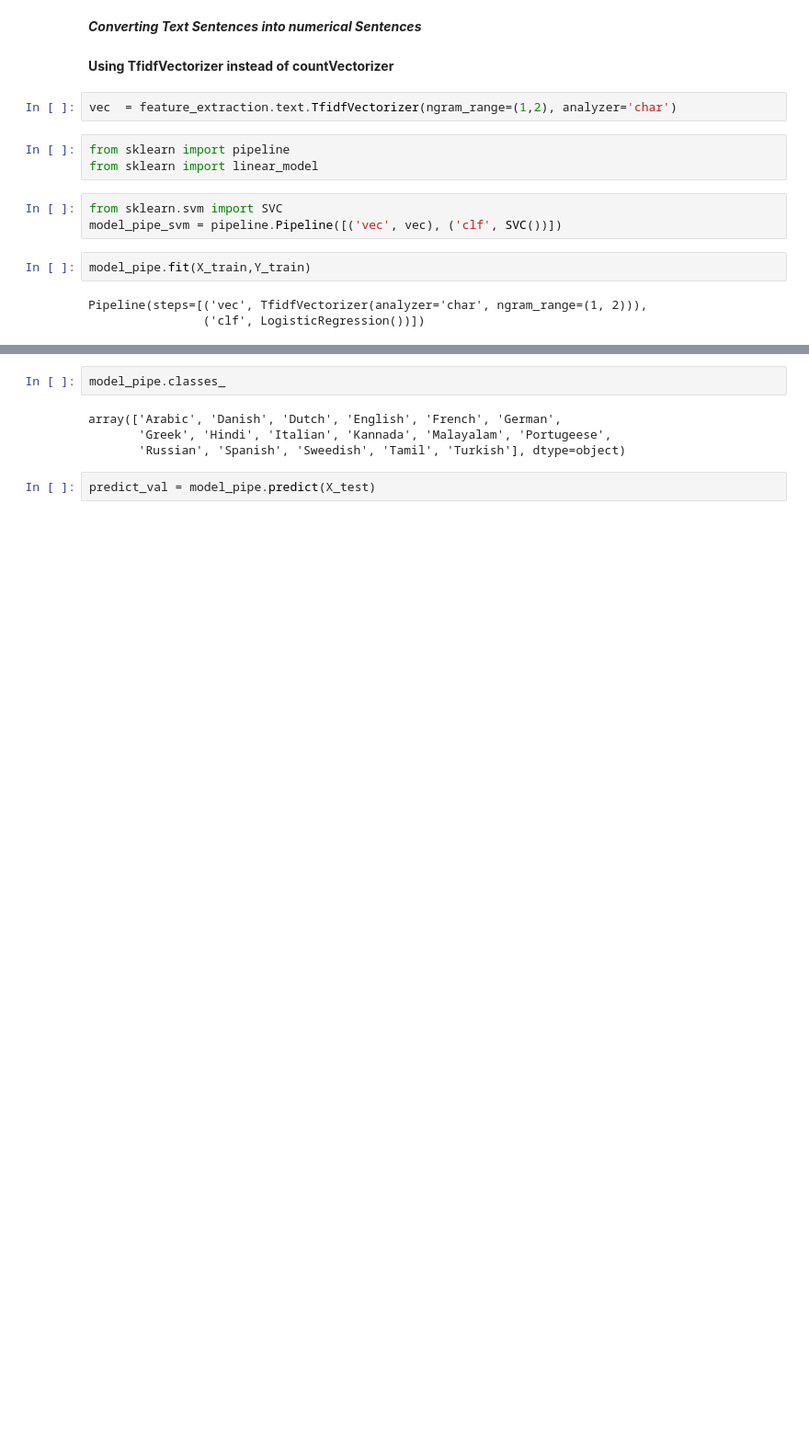
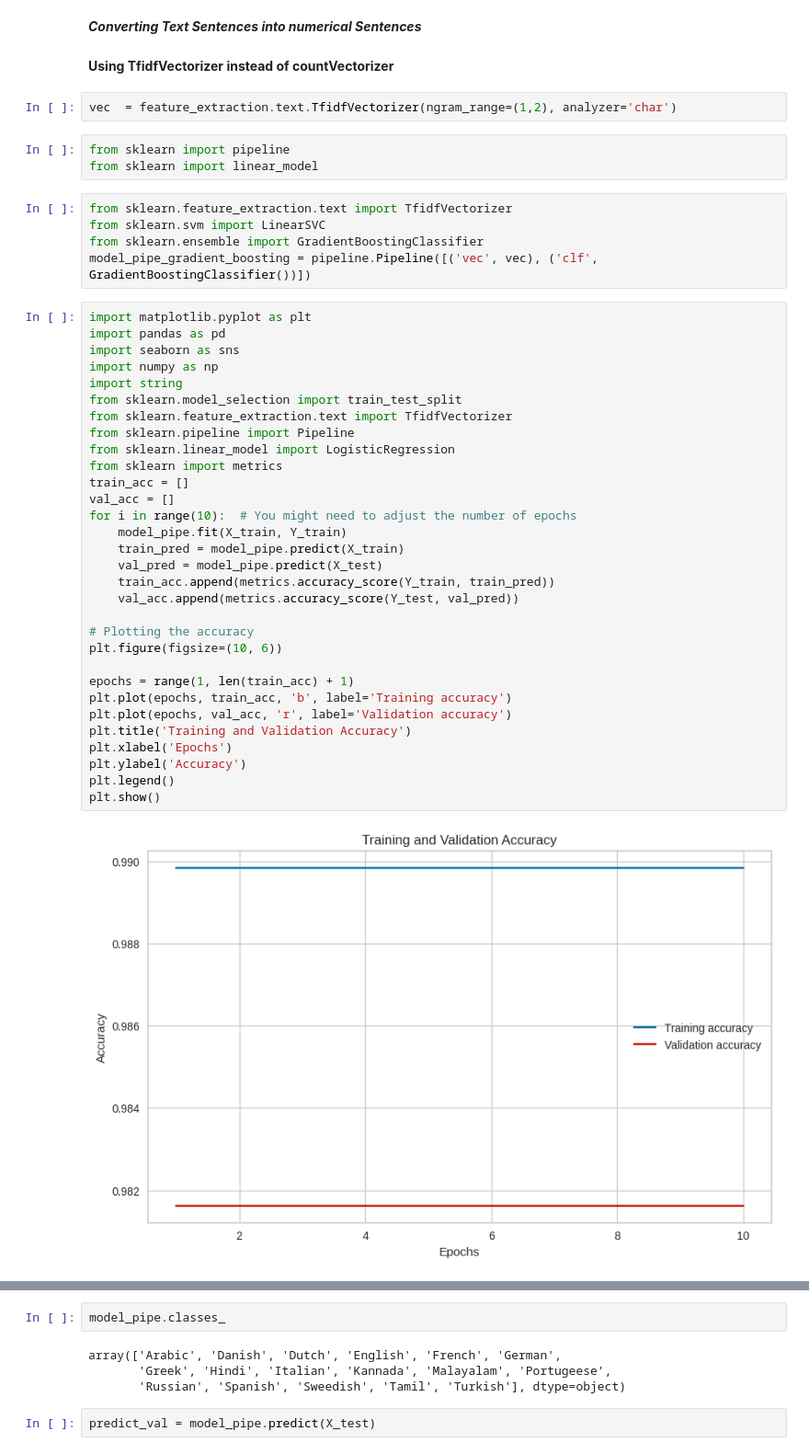
Before and after one commit to Riphah-ML-Project/Language_Detection, a Jupyter notebook: Language_Detection_ML_Project.ipynb, the cells around one changed output, grey strips where cells are left out. Shown: that part at 92% size. Saved outputs shown, nothing was run; the diff lists cells and outputs as text; blank space fills up the shorter version.

Commit message:
using GradientBoostingClassifier algorithm and graphical visualization

```diff
--- a/Language_Detection_ML_Project.ipynb
+++ b/Language_Detection_ML_Project.ipynb
@@ -114,10 +114,40 @@ vec  = feature_extraction.text.TfidfVectorizer(ngram_range=(1,2), analyzer='char
 from sklearn import pipeline
 from sklearn import linear_model
 # %%
-from sklearn.svm import SVC
-model_pipe_svm = pipeline.Pipeline([('vec', vec), ('clf', SVC())])
+from sklearn.feature_extraction.text import TfidfVectorizer
+from sklearn.svm import LinearSVC
+from sklearn.ensemble import GradientBoostingClassifier
+model_pipe_gradient_boosting = pipeline.Pipeline([('vec', vec), ('clf', GradientBoostingClassifier())])
-# %%
-model_pipe.fit(X_train,Y_train)
-# %% [output]
-Pipeline(steps=[('vec', TfidfVectorizer(analyzer='char', ngram_range=(1, 2))),
-                ('clf', LogisticRegression())])
+# %%
+import matplotlib.pyplot as plt
+import pandas as pd
+import seaborn as sns
+import numpy as np
+import string
+from sklearn.model_selection import train_test_split
+from sklearn.feature_extraction.text import TfidfVectorizer
+from sklearn.pipeline import Pipeline
+from sklearn.linear_model import LogisticRegression
+from sklearn import metrics
+train_acc = []
+val_acc = []
+for i in range(10):  # You might need to adjust the number of epochs
+    model_pipe.fit(X_train, Y_train)
+    train_pred = model_pipe.predict(X_train)
+    val_pred = model_pipe.predict(X_test)
+    train_acc.append(metrics.accuracy_score(Y_train, train_pred))
+    val_acc.append(metrics.accuracy_score(Y_test, val_pred))
+
+# Plotting the accuracy
+plt.figure(figsize=(10, 6))
+
+epochs = range(1, len(train_acc) + 1)
+plt.plot(epochs, train_acc, 'b', label='Training accuracy')
+plt.plot(epochs, val_acc, 'r', label='Validation accuracy')
+plt.title('Training and Validation Accuracy')
+plt.xlabel('Epochs')
+plt.ylabel('Accuracy')
+plt.legend()
+plt.show()
+# %% [output]
+[figure, added]
```
Also changed, not shown: parts of 1 cell of this notebook.
